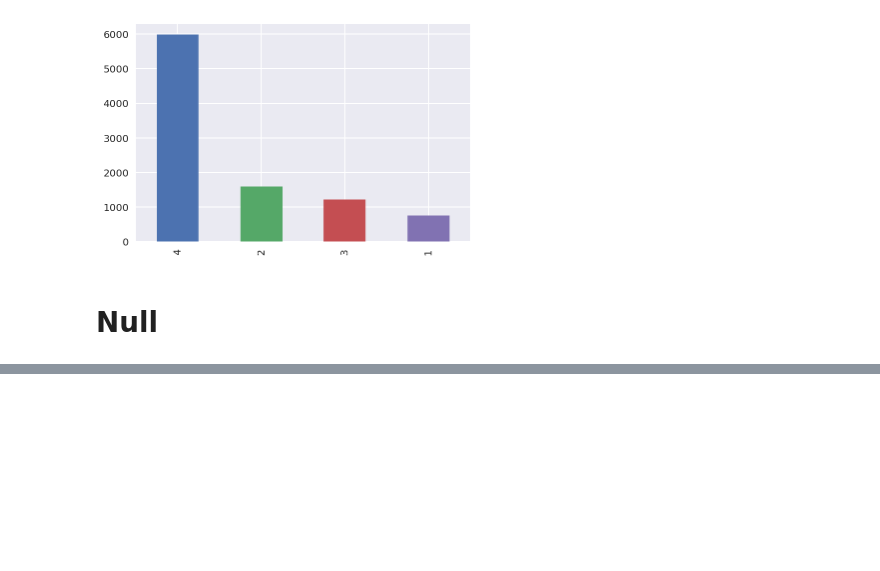
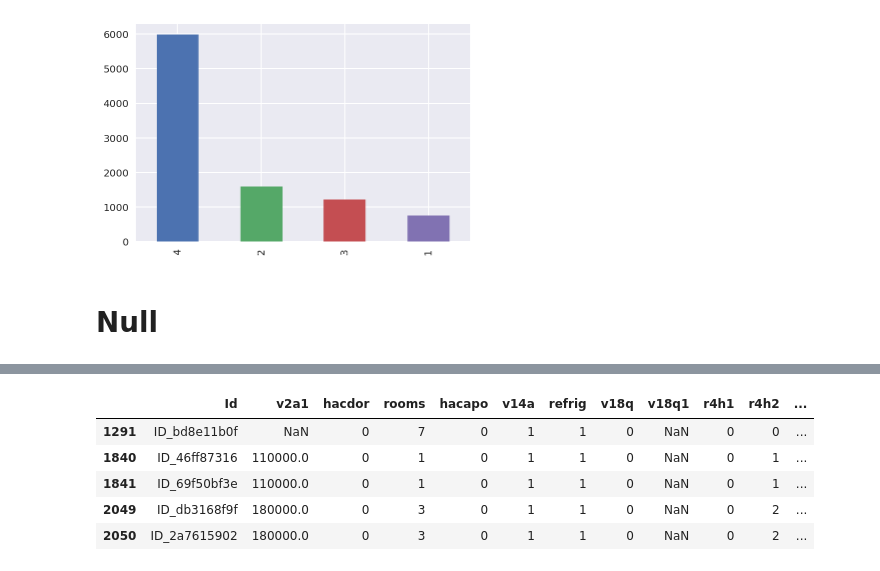
Before and after one commit to jchudb93/kaggle-costa-rican-household, a Jupyter notebook: notebooks/JC-01-EDA.ipynb, the cells around one changed output, grey strips where cells are left out. Saved outputs shown, nothing was run; the diff lists cells and outputs as text; code cells hidden in the pictures; blank space fills up the shorter version.

```diff
--- a/notebooks/JC-01-EDA.ipynb
+++ b/notebooks/JC-01-EDA.ipynb
@@ -68,0 +216,9 @@ from sklearn.metrics import f1_score
+# %%
+data[data['meaneduc'].isnull()]
+# %% [output]
+|  | Id | v2a1 | hacdor | rooms | hacapo | v14a | refrig | v18q | v18q1 | r4h1 | r4h2 | ... |
+| 1291 | ID_bd8e11b0f | NaN | 0 | 7 | 0 | 1 | 1 | 0 | NaN | 0 | 0 | ... |
+| 1840 | ID_46ff87316 | 110000.0 | 0 | 1 | 0 | 1 | 1 | 0 | NaN | 0 | 1 | ... |
+| 1841 | ID_69f50bf3e | 110000.0 | 0 | 1 | 0 | 1 | 1 | 0 | NaN | 0 | 1 | ... |
+| 2049 | ID_db3168f9f | 180000.0 | 0 | 3 | 0 | 1 | 1 | 0 | NaN | 0 | 2 | ... |
+| 2050 | ID_2a7615902 | 180000.0 | 0 | 3 | 0 | 1 | 1 | 0 | NaN | 0 | 2 | ... |
```
Also changed, not shown: parts of 46 cells of this notebook.
